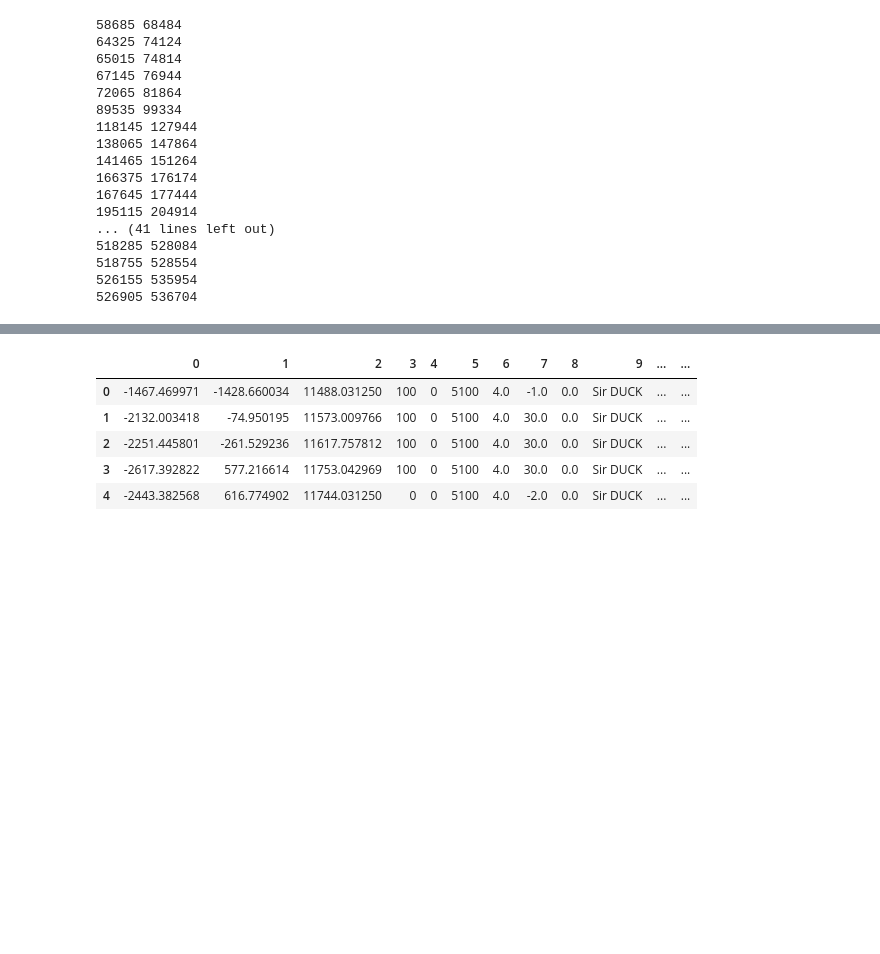
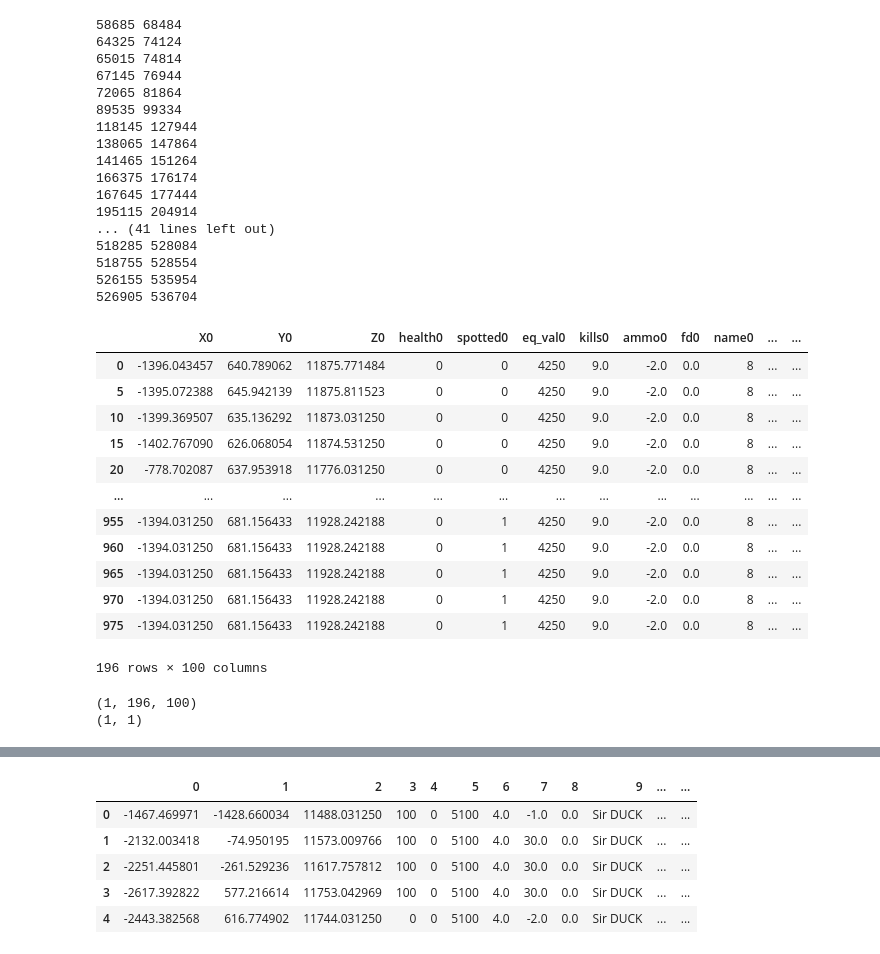
Before and after one commit to jadasek/Smokes_labeling, a Jupyter notebook: main.ipynb, the cells around one changed output, grey strips where cells are left out. Cells and saved outputs as stored; diff of their text form; code cells hidden in the pictures; blank space fills up the shorter version.

```diff
--- a/main.ipynb
+++ b/main.ipynb
@@ -238,3 +233,20 @@ for i in ticks:
     smokes_new.append(combined_row)
 
     indexing += 3
+# %%
+aaa = aaa.fillna(-2)
+aaa
+# %% [output]
+|  | X0 | Y0 | Z0 | health0 | spotted0 | eq_val0 | kills0 | ammo0 | fd0 | name0 | ... | ... |
+| 0 | -1396.043457 | 640.789062 | 11875.771484 | 0 | 0 | 4250 | 9.0 | -2.0 | 0.0 | 8 | ... | ... |
+| 5 | -1395.072388 | 645.942139 | 11875.811523 | 0 | 0 | 4250 | 9.0 | -2.0 | 0.0 | 8 | ... | ... |
+| 10 | -1399.369507 | 635.136292 | 11873.031250 | 0 | 0 | 4250 | 9.0 | -2.0 | 0.0 | 8 | ... | ... |
+| 15 | -1402.767090 | 626.068054 | 11874.531250 | 0 | 0 | 4250 | 9.0 | -2.0 | 0.0 | 8 | ... | ... |
+| 20 | -778.702087 | 637.953918 | 11776.031250 | 0 | 0 | 4250 | 9.0 | -2.0 | 0.0 | 8 | ... | ... |
+| ... | ... | ... | ... | ... | ... | ... | ... | ... | ... | ... | ... | ... |
+| 955 | -1394.031250 | 681.156433 | 11928.242188 | 0 | 1 | 4250 | 9.0 | -2.0 | 0.0 | 8 | ... | ... |
+| 960 | -1394.031250 | 681.156433 | 11928.242188 | 0 | 1 | 4250 | 9.0 | -2.0 | 0.0 | 8 | ... | ... |
+| 965 | -1394.031250 | 681.156433 | 11928.242188 | 0 | 1 | 4250 | 9.0 | -2.0 | 0.0 | 8 | ... | ... |
+| 970 | -1394.031250 | 681.156433 | 11928.242188 | 0 | 1 | 4250 | 9.0 | -2.0 | 0.0 | 8 | ... | ... |
+| 975 | -1394.031250 | 681.156433 | 11928.242188 | 0 | 1 | 4250 | 9.0 | -2.0 | 0.0 | 8 | ... | ... |
+196 rows × 100 columns
@@ -240,0 +268,6 @@ for i in ticks:
+# %%
+print(x_train.shape)
+print(y_train.shape)
+# %% [output]
+(1, 196, 100)
+(1, 1)
```
Also changed, not shown: parts of 14 cells of this notebook.
